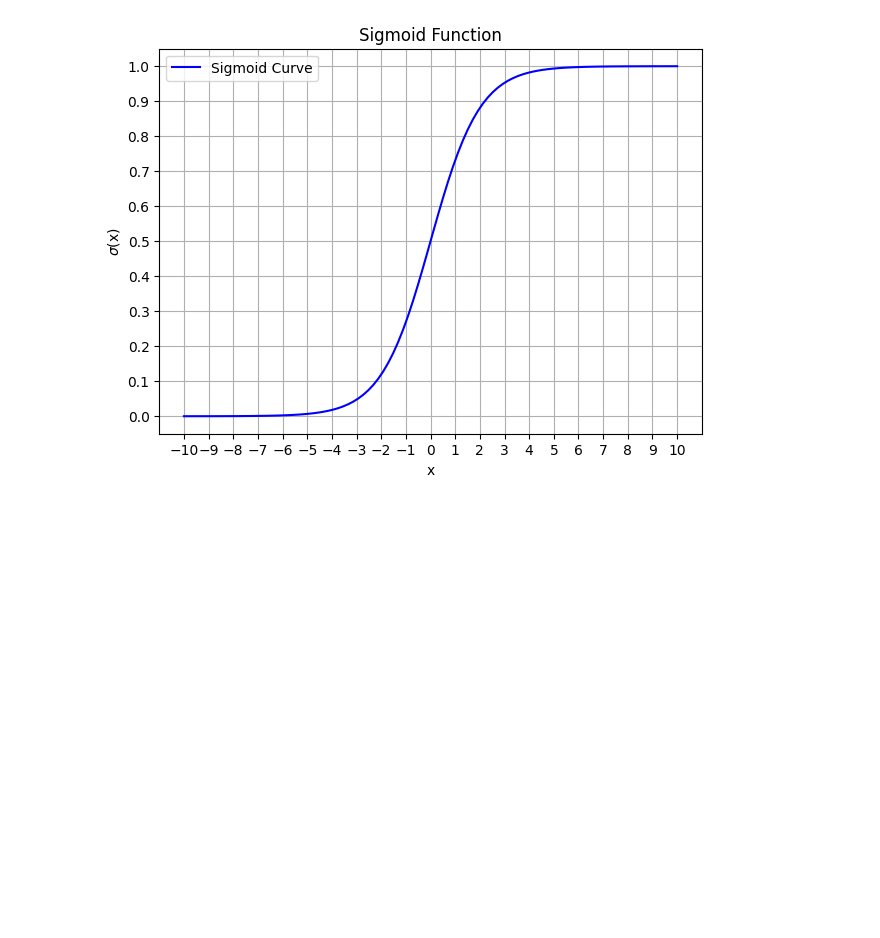
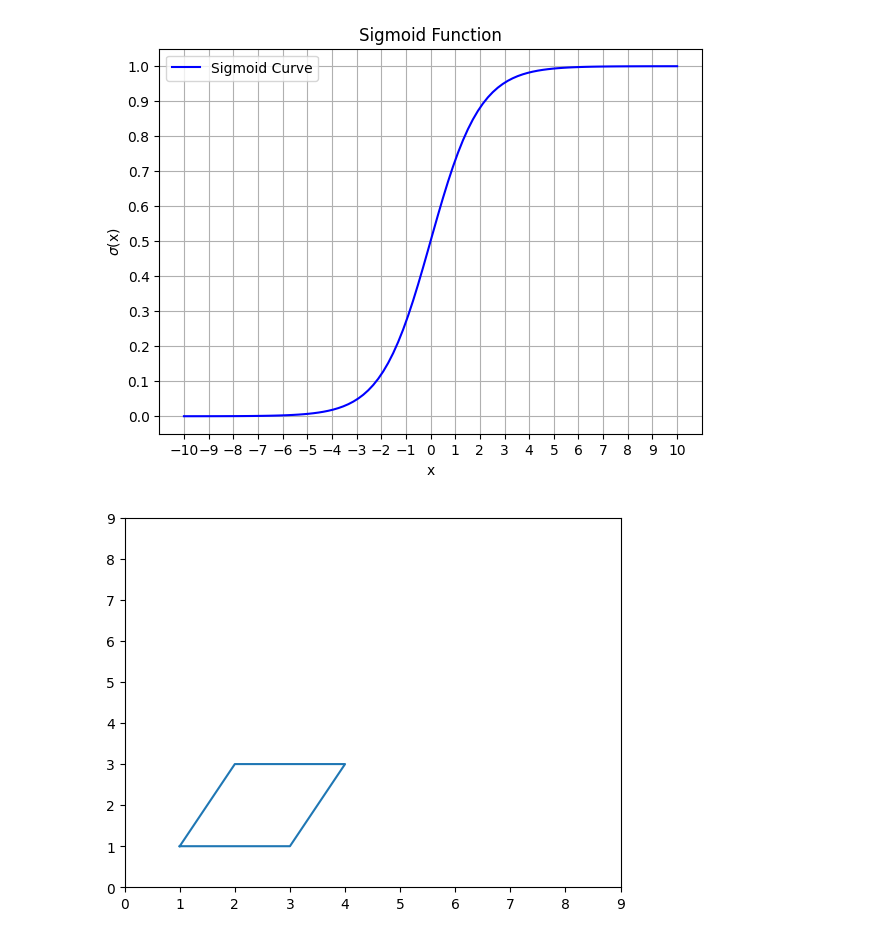
Before and after one commit to XionVolt/Ai-Ml, a Jupyter notebook: Programming/Numpy_library/TopicsAndConcepts/016_plottingInnumpy.ipynb, the cells around one changed output. Saved outputs shown, nothing was run; the diff lists cells and outputs as text; code cells hidden in the pictures; blank space fills up the shorter version.

```diff
--- a/Programming/Numpy_library/TopicsAndConcepts/016_plottingInnumpy.ipynb
+++ b/Programming/Numpy_library/TopicsAndConcepts/016_plottingInnumpy.ipynb
@@ -45,3 +45,17 @@ plt.legend()
 plt.show()
 # %% [output]
 [figure]
+# %%
+a = np.array([1,2,4,3,1])
+b = np.array([1,3,3,1,1])
+# means plot from 1,1 point to 2,3(point) to 4,3(point) to 3,1(point) to 1,1(point)
+
+import matplotlib.pyplot as plt
+
+plt.plot(a, b)
+plt.xticks(np.arange(10))
+plt.yticks(np.arange(10))
+
+plt.show()
+# %% [output]
+[figure, added]
```
Also changed, not shown: parts of 1 cell of this notebook, 8 other files.
